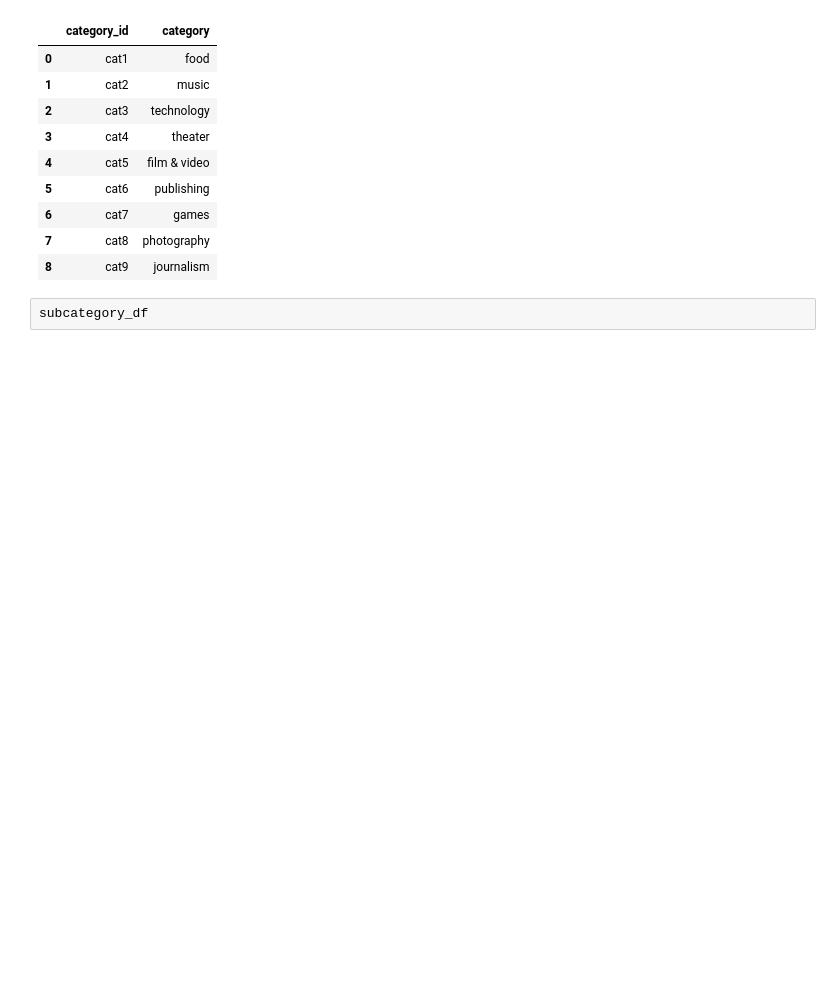
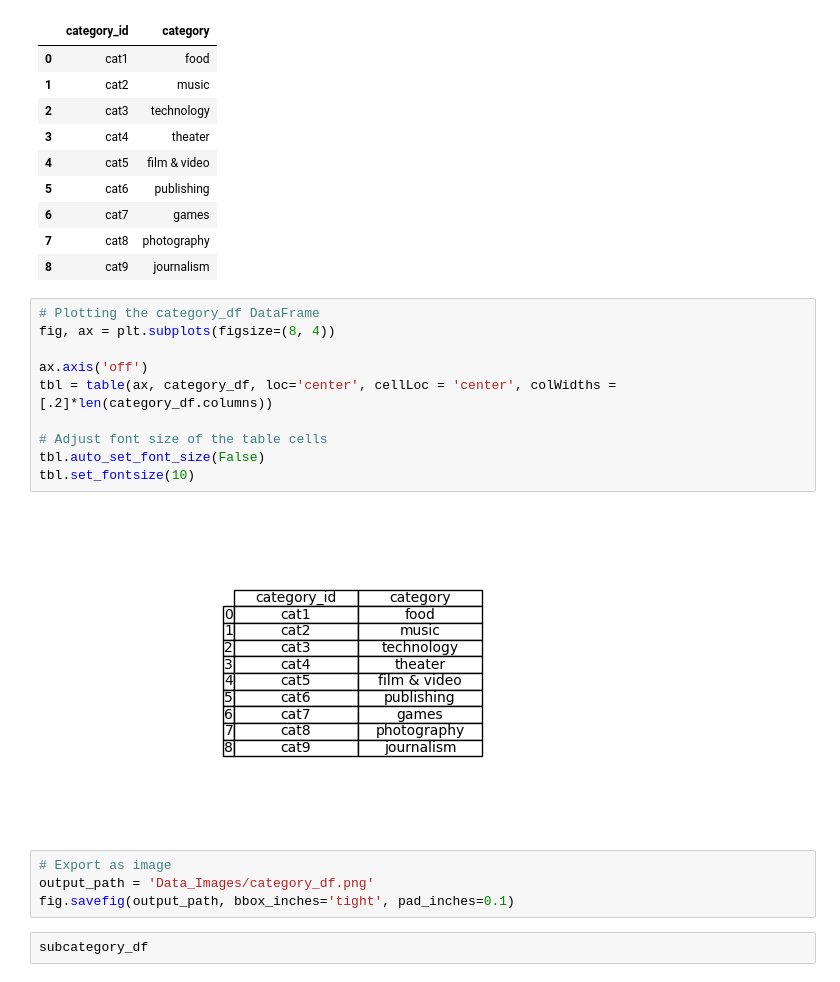
Before and after one commit to amc1119/Crowdfunding_ETL, a Jupyter notebook: ETL_Mini_Project_SBains_AClark.ipynb, the cells around one changed output. Drawn from its saved outputs; the diff is of its cells as text; blank space fills up the shorter version.

```diff
--- a/ETL_Mini_Project_SBains_AClark.ipynb
+++ b/ETL_Mini_Project_SBains_AClark.ipynb
@@ -134,6 +137,22 @@ category_df
 | 6 | cat7 | games |
 | 7 | cat8 | photography |
 | 8 | cat9 | journalism |
+# %%
+# Plotting the category_df DataFrame
+fig, ax = plt.subplots(figsize=(8, 4))
+
+ax.axis('off')
+tbl = table(ax, category_df, loc='center', cellLoc = 'center', colWidths = [.2]*len(category_df.columns))
+
+# Adjust font size of the table cells
+tbl.auto_set_font_size(False)
+tbl.set_fontsize(10)
+# %% [output]
+[figure, added]
+# %%
+# Export as image
+output_path = 'Data_Images/category_df.png'
+fig.savefig(output_path, bbox_inches='tight', pad_inches=0.1)
 # %%
 subcategory_df
 # %% [output]
```
Also changed, not shown: parts of 2 cells of this notebook, 3 other files.
